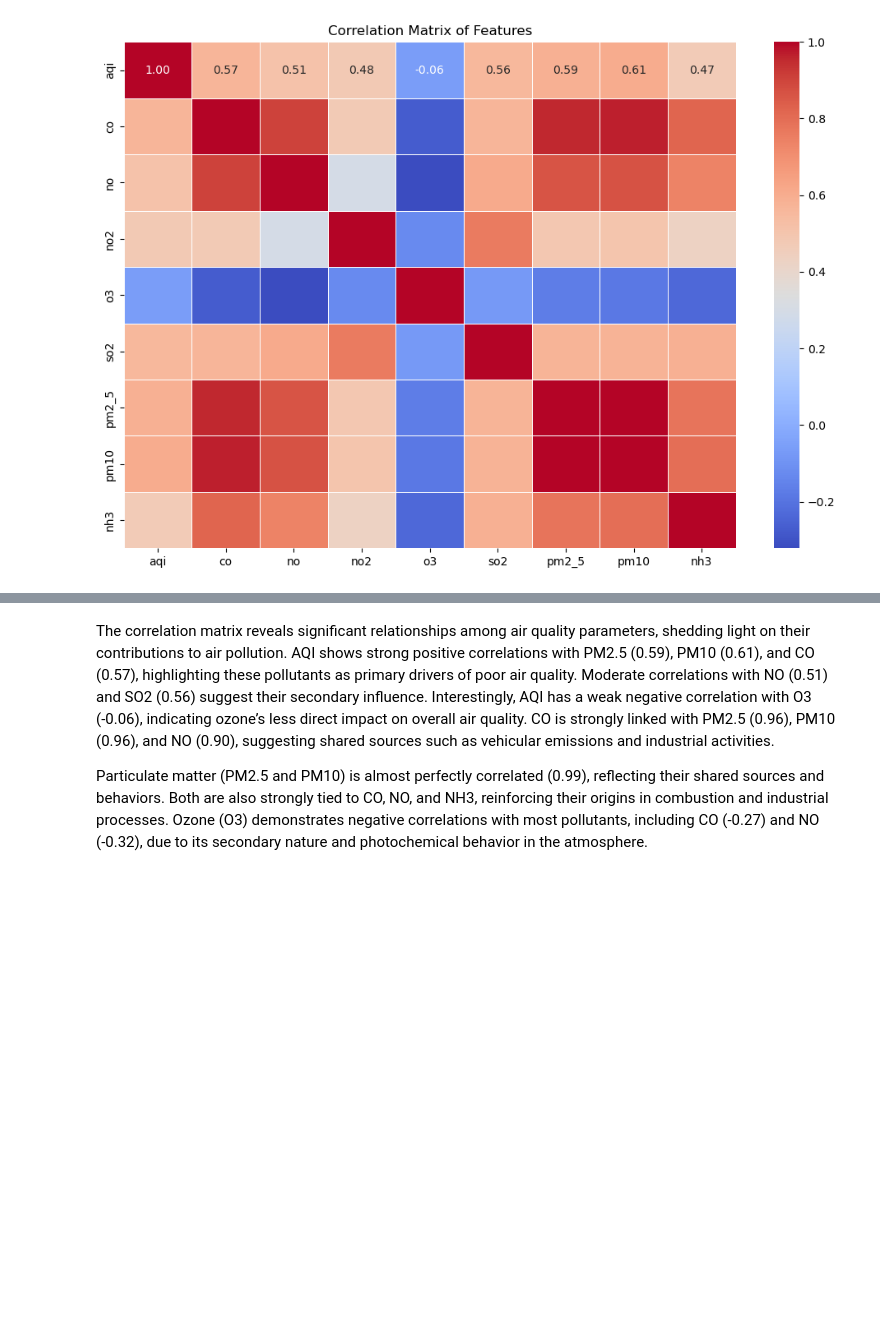
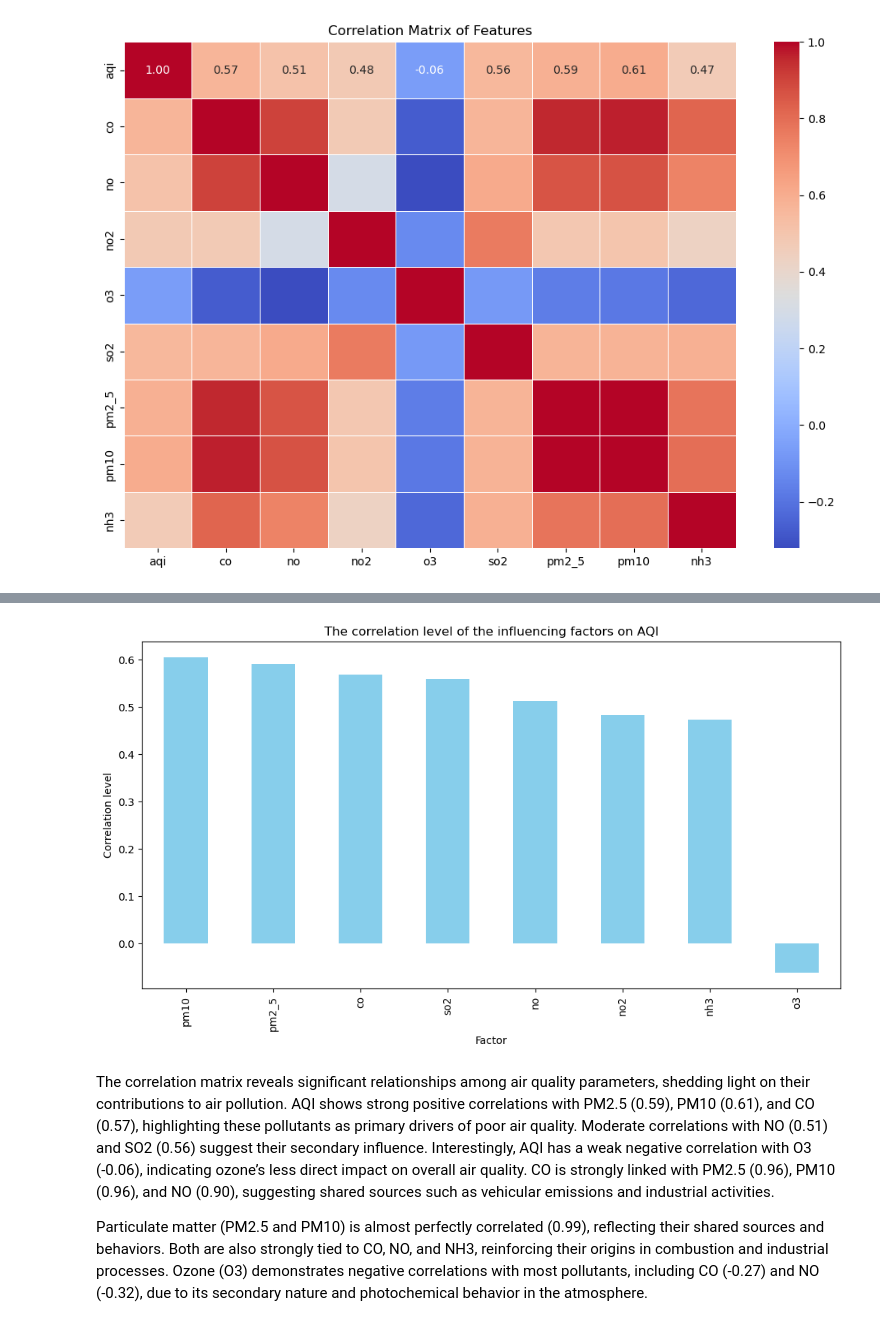
Before and after one commit to asde3458/NMKHDL, a Jupyter notebook: Notebooks/Making question.ipynb, the cells around one changed output, grey strips where cells are left out. Cells and saved outputs as stored; diff of their text form; code cells hidden in the pictures; blank space fills up the shorter version.

```diff
--- a/Notebooks/Making question.ipynb
+++ b/Notebooks/Making question.ipynb
@@ -169,3 +169,11 @@ plt.title('Correlation Matrix of Features')
 plt.show()
 # %% [output]
 [figure]
+# %%
+columns_to_exclude = ['dt']
+df_copy=df.copy()
+#drop selected columncolumn
+selected_df = df_copy.drop(columns=columns_to_exclude)
+selected_df = selected_df.apply(pd.to_numeric, errors='coerce')
+correlation_aqi = selected_df.corr()['aqi'].sort_values(ascending=False).drop('aqi')
+correlation_aqi
@@ -172,3 +190,12 @@ plt.show()
+# %%
+plt.figure(figsize=(12, 6))
+correlation_aqi.plot(kind='bar', color='skyblue')
+plt.title('The correlation level of the influencing factors on AQI')
+plt.xlabel('Factor')
+plt.ylabel('Correlation level')
+plt.show()
+# %% [output]
+[figure, added]
 # %% [markdown]
 The correlation matrix reveals significant relationships among air quality parameters, shedding light on their contributions to air pollution. AQI shows strong positive correlations with PM2.5 (0.59), PM10 (0.61), and CO (0.57), highlighting these pollutants as primary drivers of poor air quality. Moderate correlations with NO (0.51) and SO2 (0.56) suggest their secondary influence. Interestingly, AQI has a weak negative correlation with O3 (-0.06), indicating ozone’s less direct impact on overall air quality. CO is strongly linked with PM2.5 (0.96), PM10 (0.96), and NO (0.90), suggesting shared sources such as vehicular emissions and industrial activities.
 
```
Also changed, not shown: parts of 2 cells of this notebook, 4 other files.
